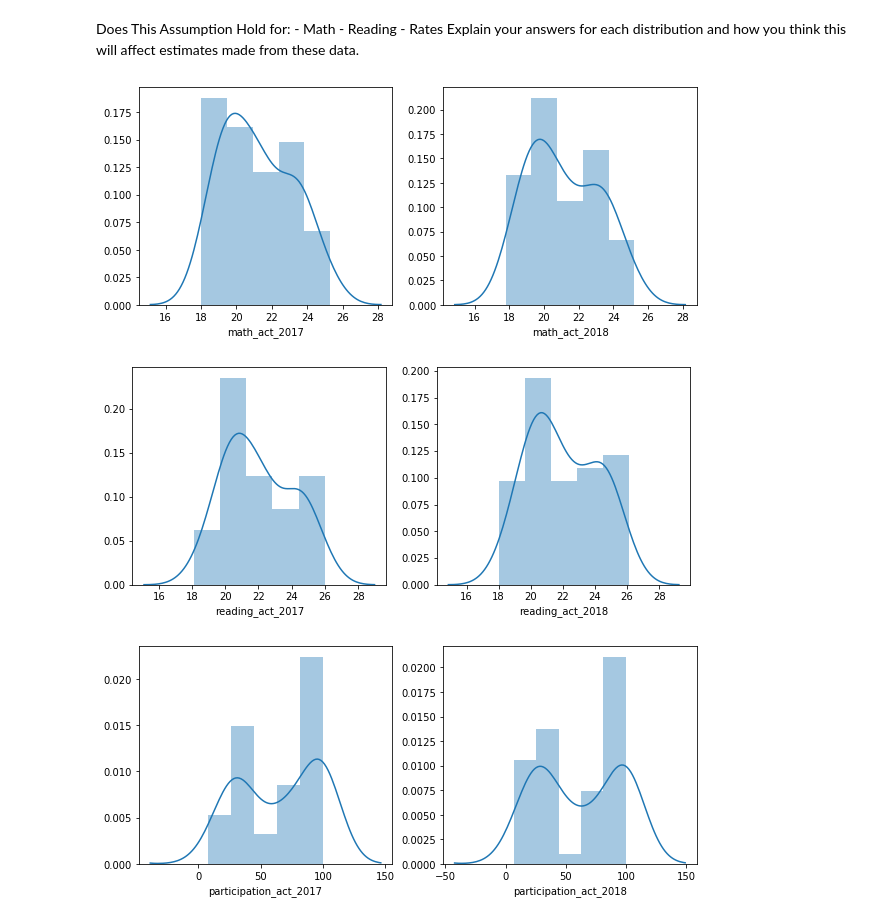
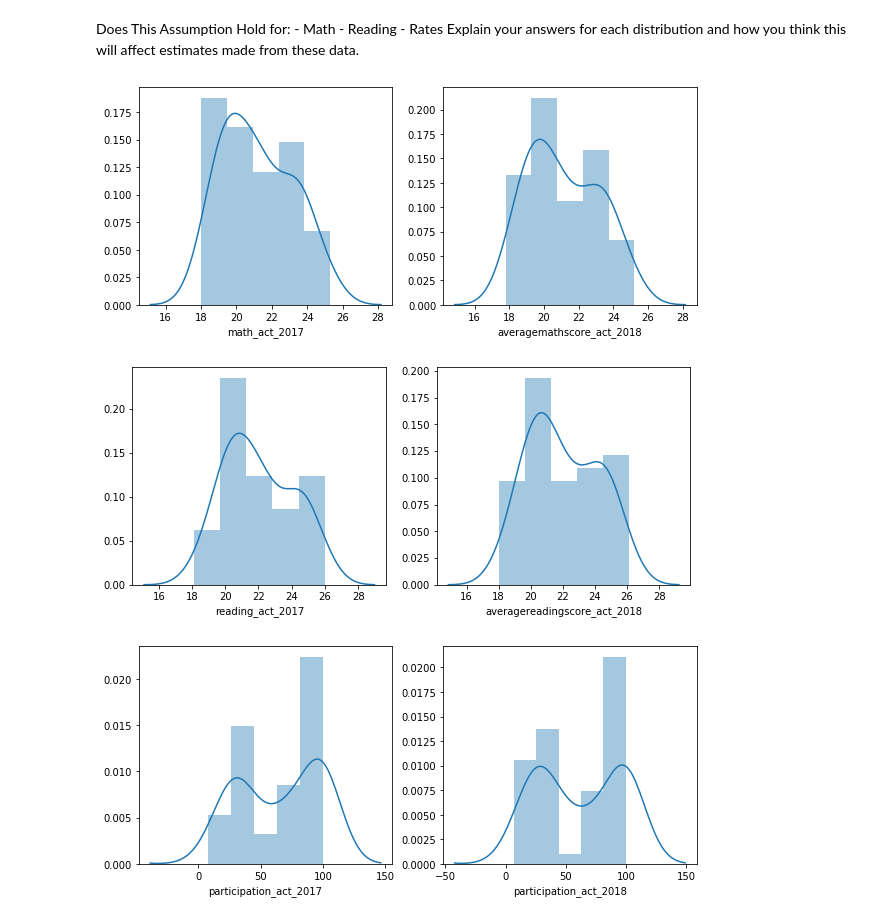
Before and after one commit to jonvadergoat/dsiprojects, a Jupyter notebook: project_1/code/starter-code_updated.ipynb, the cells around one changed output. Drawn from its saved outputs; the diff is of its cells as text; code cells hidden in the pictures.

```diff
--- a/project_1/code/starter-code_updated.ipynb
+++ b/project_1/code/starter-code_updated.ipynb
@@ -557,3 +577,6 @@ combined_2017.head(52)
 | 48 | West Virginia | 14.0 | 558.0 | 528.0 | 1086.0 | ... |
 | 49 | Wisconsin | 3.0 | 642.0 | 649.0 | 1291.0 | ... |
 | 50 | Wyoming | 3.0 | 626.0 | 604.0 | 1230.0 | ... |
+# %%
+# Drop state for act 2017 so combined only has one state column
+combined_2017.drop('state_act_2017', axis=1, inplace=True)
@@ -1712,17 +1799,17 @@ Explain your answers for each distribution and how you think this will affect es
 # %%
 f, axes = plt.subplots(1, 2, figsize=(10,4))
 
 sns.distplot(merged_final['math_act_2017'], bins=5, ax=axes[0]);
-sns.distplot(merged_final['math_act_2018'], bins=5, ax=axes[1]);
+sns.distplot(merged_final['averagemathscore_act_2018'], bins=5, ax=axes[1]);
 # %% [output]
-[figure, old version]
+[figure, new version]
 # %%
 f, axes = plt.subplots(1, 2, figsize=(10,4))
 
 sns.distplot(merged_final['reading_act_2017'], bins=5, ax=axes[0]);
-sns.distplot(merged_final['reading_act_2018'], bins=5, ax=axes[1]);
+sns.distplot(merged_final['averagereadingscore_act_2018'], bins=5, ax=axes[1]);
 # %% [output]
-[figure, old version]
+[figure, new version]
 # %%
 f, axes = plt.subplots(1, 2, figsize=(10,4))
 
```
Also changed, not shown: parts of 110 cells of this notebook, 2 other files.
